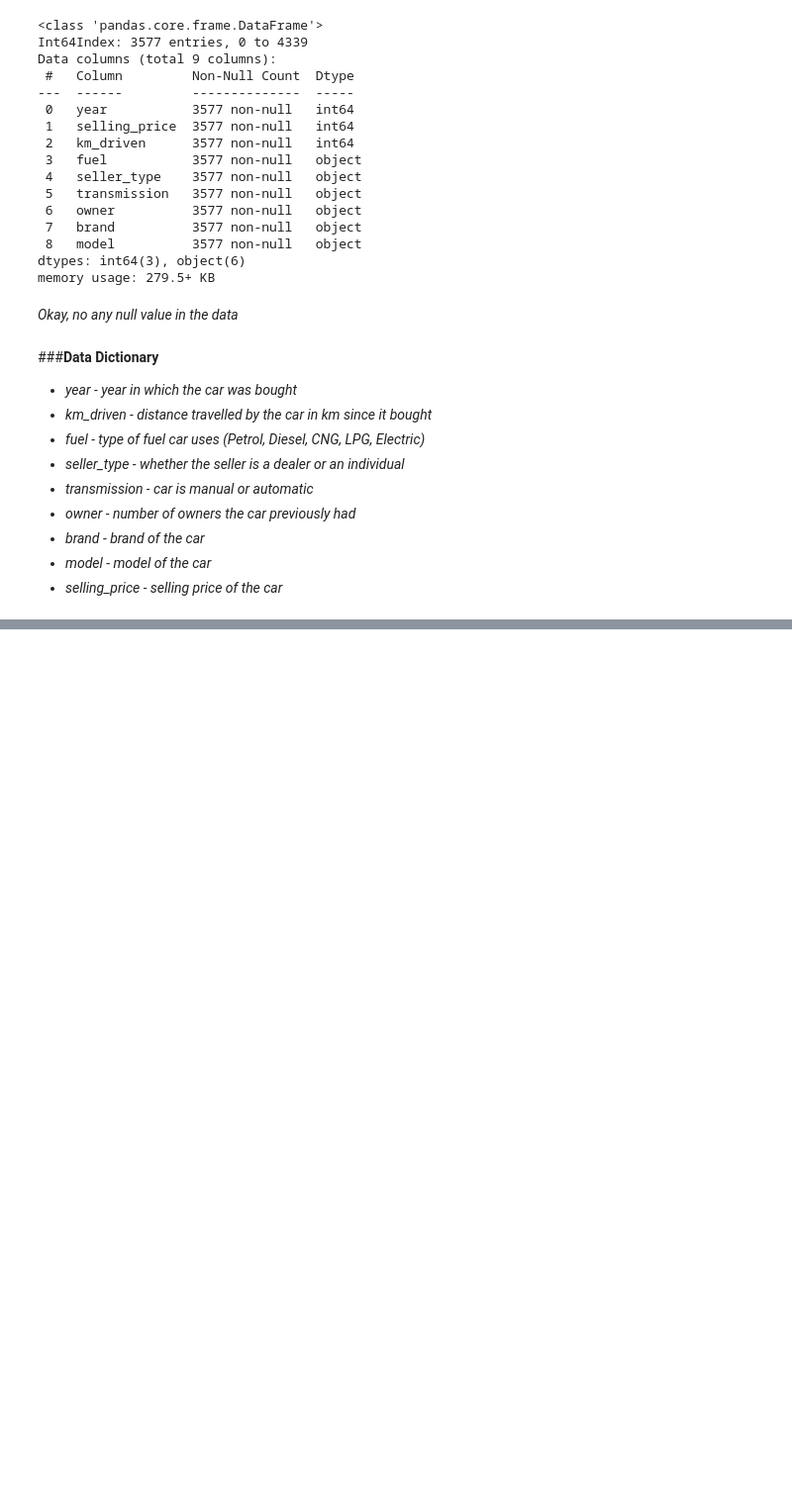
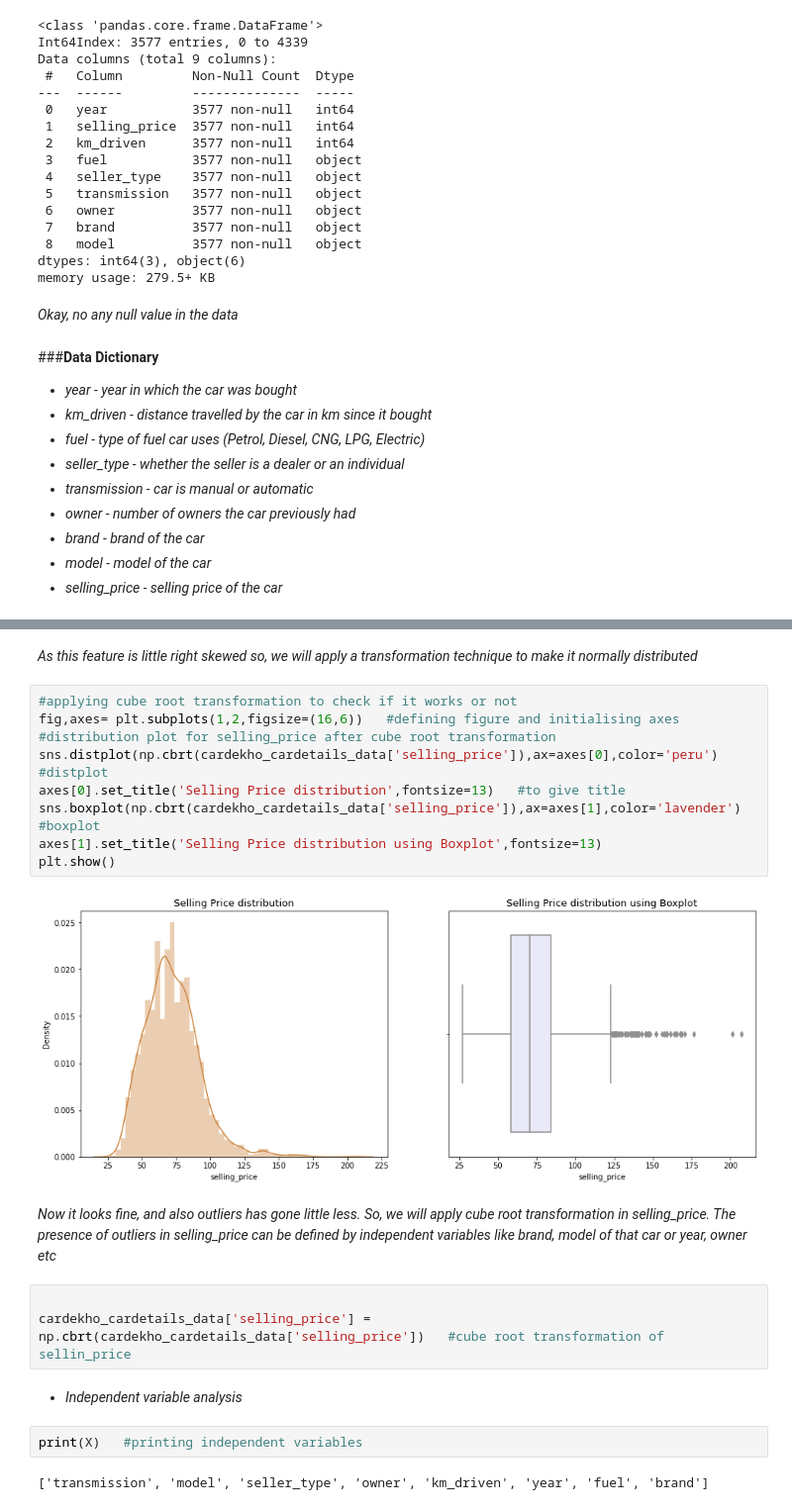
Before and after one commit to kiran9615/Linear-Regression-Model-Car-Dekho-, a Jupyter notebook: Linear_Regression_(Car_Dekho).ipynb, the cells around one changed output, grey strips where cells are left out. Shown at 99% size. Saved outputs shown, nothing was run; the diff lists cells and outputs as text; blank space fills up the shorter version.

```diff
--- a/Linear_Regression_(Car_Dekho).ipynb
+++ b/Linear_Regression_(Car_Dekho).ipynb
@@ -135,0 +155,24 @@ memory usage: 279.5+ KB
+# %% [markdown]
+*As this feature is little right skewed so, we will apply a transformation technique to make it normally distributed*
+# %%
+#applying cube root transformation to check if it works or not
+fig,axes= plt.subplots(1,2,figsize=(16,6))   #defining figure and initialising axes
+#distribution plot for selling_price after cube root transformation
+sns.distplot(np.cbrt(cardekho_cardetails_data['selling_price']),ax=axes[0],color='peru')   #distplot
+axes[0].set_title('Selling Price distribution',fontsize=13)   #to give title
+sns.boxplot(np.cbrt(cardekho_cardetails_data['selling_price']),ax=axes[1],color='lavender')   #boxplot
+axes[1].set_title('Selling Price distribution using Boxplot',fontsize=13)
+plt.show()
+# %% [output]
+[figure, added]
+# %% [markdown]
+*Now it looks fine, and also outliers has gone little less.  So, we will apply cube root transformation in selling_price. The presence of outliers in selling_price can be defined by independent variables like brand, model of that car or year, owner etc*
+# %%
+
+cardekho_cardetails_data['selling_price'] = np.cbrt(cardekho_cardetails_data['selling_price'])   #cube root transformation of sellin_price
+# %% [markdown]
+* *Independent variable analysis*
+# %%
+print(X)   #printing independent variables
+# %% [output]
+['transmission', 'model', 'seller_type', 'owner', 'km_driven', 'year', 'fuel', 'brand']
```
Also changed, not shown: parts of 20 cells of this notebook.
